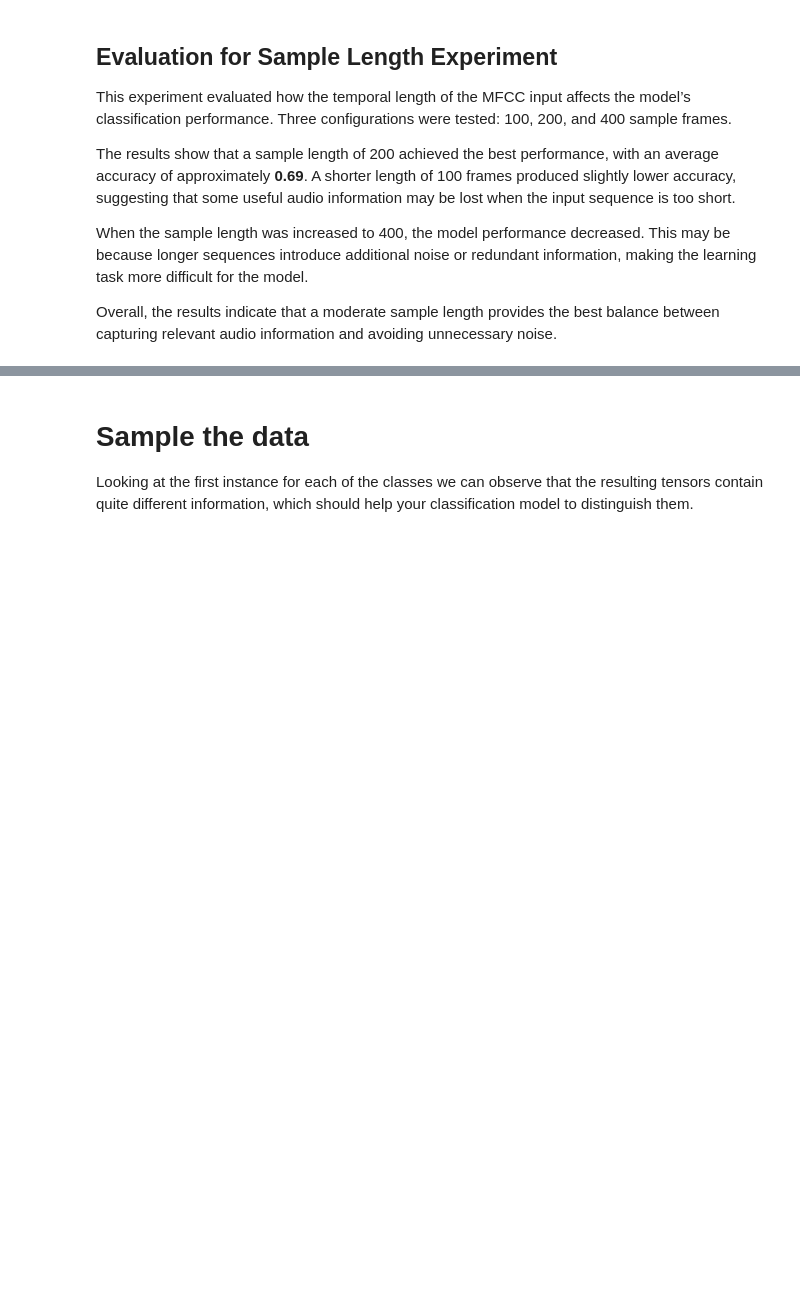
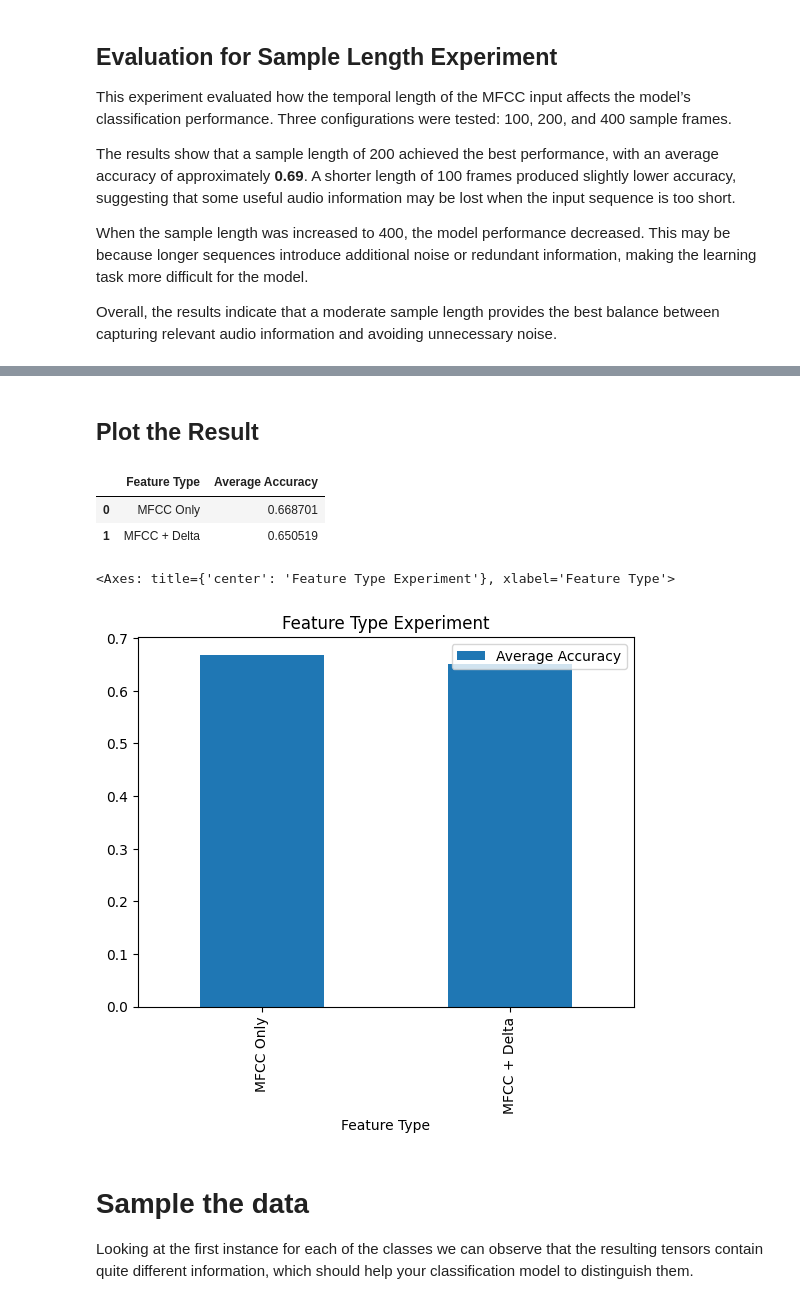
Before and after one commit to DimitarMalamski/animal_sound_identifier, a Jupyter notebook: animal-sound-identifier-dimitar.ipynb, the cells around one changed output, grey strips where cells are left out. Drawn from its saved outputs; the diff is of its cells as text; code cells hidden in the pictures; blank space fills up the shorter version.

```diff
--- a/animal-sound-identifier-dimitar.ipynb
+++ b/animal-sound-identifier-dimitar.ipynb
@@ -49,12 +50,13 @@ The first thing to do is create a torch Dataset object that can load the provide
 # %%
 class AudioDataset(D.Dataset):
 
-    def __init__(self, path, sample_length, n_mfcc=13):
+    def __init__(self, path, sample_length, n_mfcc=13, use_delta=False):
         self.sample_length = sample_length
         self.files = []
         self.labels = []
         self.classes = sorted(os.listdir(path))
         self.n_mfcc = n_mfcc
+        self.use_delta = use_delta
 
         for label in self.classes:
             class_dir = os.path.join(path, label)
@@ -78,6 +80,14 @@ class AudioDataset(D.Dataset):
             n_mfcc=self.n_mfcc
         )
 
+        if self.use_delta:
+            # compute temporal derivatives
+            delta = librosa.feature.delta(mfcc)
+            delta2 = librosa.feature.delta(mfcc, order=2)
+
+            # stack features together
+            mfcc = np.vstack([mfcc, delta, delta2])
+
         mfcc_tensor = torch.tensor(mfcc, dtype=torch.float32)
 
         if mfcc_tensor.shape[1] < self.sample_length:
@@ -97,7 +107,7 @@ class AudioDataset(D.Dataset):
         return len(self.classes)
 
     def num_features(self):
-        return self.n_mfcc
+        return self.n_mfcc * 3 if self.use_delta else self.n_mfcc
 # %% [markdown]
 ## Model Definition
 # %%
@@ -569,3 +677,23 @@ Overall, the results indicate that a moderate sample length provides the best ba
+# %% [markdown]
+## Plot the Result
+# %%
+df_features = pd.DataFrame(feature_results)
+
+df_features
+# %% [output]
+|  | Feature Type | Average Accuracy |
+| 0 | MFCC Only | 0.668701 |
+| 1 | MFCC + Delta | 0.650519 |
+# %%
+df_features.plot(
+    x="Feature Type",
+    y="Average Accuracy",
+    kind="bar",
+    title="Feature Type Experiment"
+)
+# %% [output]
+<Axes: title={'center': 'Feature Type Experiment'}, xlabel='Feature Type'>
+[figure, added]
 # %% [markdown]
 # Sample the data
 
```
Also changed, not shown: parts of 10 cells of this notebook.
